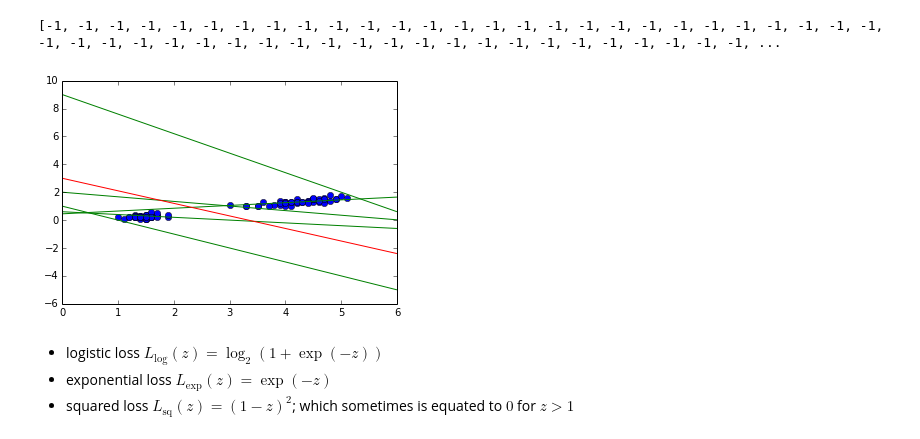
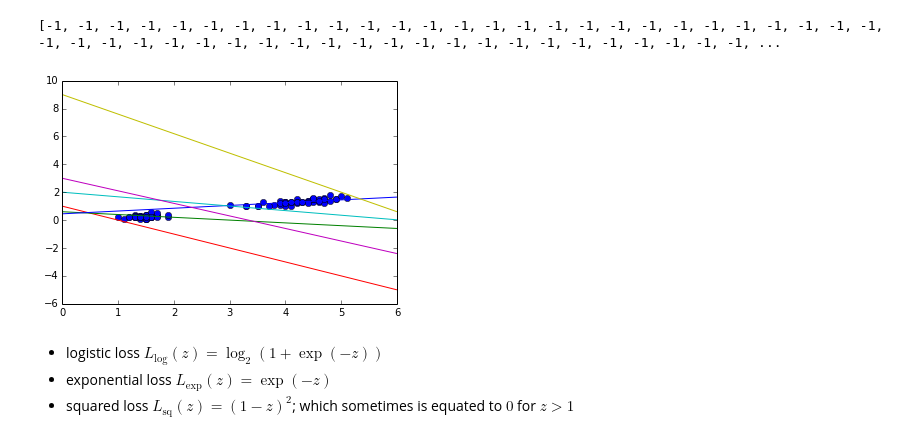
Before and after one commit to MyMEng/MAB, a Jupyter notebook: experiment/Exp.ipynb, the cells around one changed output. Saved outputs shown, nothing was run; the diff lists cells and outputs as text; code cells hidden in the pictures.

```diff
--- a/experiment/Exp.ipynb
+++ b/experiment/Exp.ipynb
@@ -80,41 +80,43 @@ Hno = 1
 Y = []
 for x in X :
     Y.append(  (T[Hno] - x*H[Hno][0] )/ H[Hno][1]   )
-plt.plot(X,Y, 'g')
+plt.plot(X,Y, 'r')
 
 Hno = 2
 Y = []
 for x in X :
     Y.append(  (T[Hno] - x*H[Hno][0] )/ H[Hno][1]   )
 plt.plot(X,Y, 'g')
 
 Hno = 3
 Y = []
 for x in X :
     Y.append(  (T[Hno] - x*H[Hno][0] )/ H[Hno][1]   )
-plt.plot(X,Y, 'g')
+plt.plot(X,Y, 'b')
 
 Hno = 4
 Y = []
 for x in X :
     Y.append(  (T[Hno] - x*H[Hno][0] )/ H[Hno][1]   )
-plt.plot(X,Y, 'g')
+plt.plot(X,Y, 'c')
 
 Hno = 5
 Y = []
 for x in X :
     Y.append(  (T[Hno] - x*H[Hno][0] )/ H[Hno][1]   )
-plt.plot(X,Y, 'r')
+plt.plot(X,Y, 'm')
 
 Hno = 6
 Y = []
 for x in X :
     Y.append(  (T[Hno] - x*H[Hno][0] )/ H[Hno][1]   )
-plt.plot(X,Y, 'g')
+plt.plot(X,Y, 'y')
+
+plt.savefig("gypothesis.png", dpi=300, pad_inches=0.2)
 
 plt.show()
 # %% [output]
-[figure, old version]
+[figure, new version]
 # %% [markdown]
 * logistic loss $L_{\text{log}} (z) = \log_2 (1 + \exp(-z))$
 * exponential loss $L_{\text{exp}} (z) = \exp(-z)$
```
Also changed, not shown: parts of 2 cells of this notebook, 2 other files.
